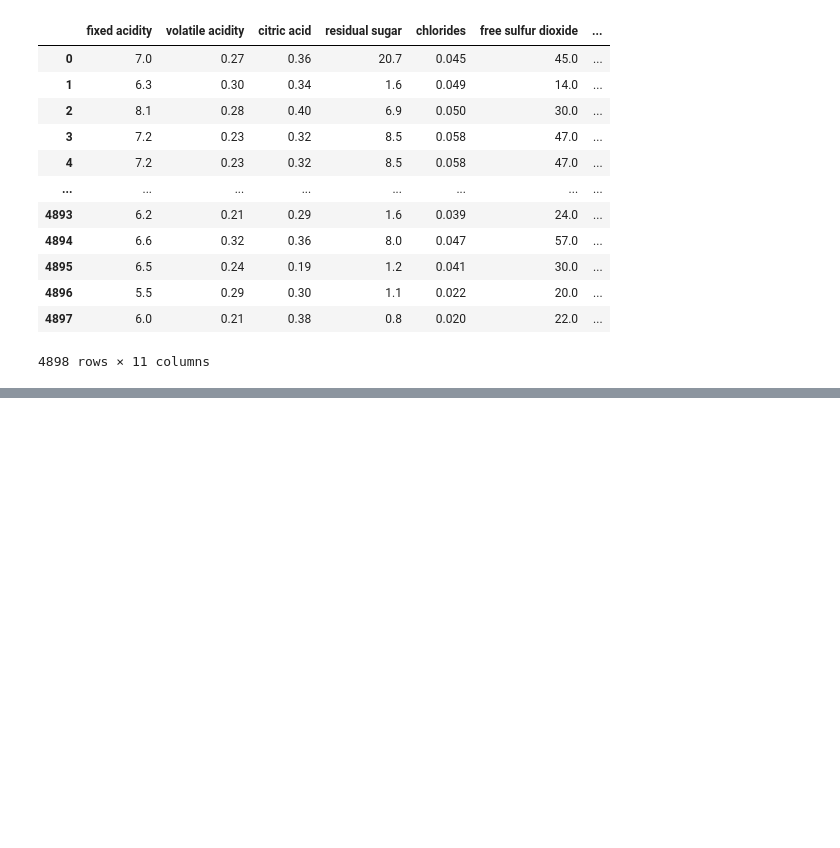
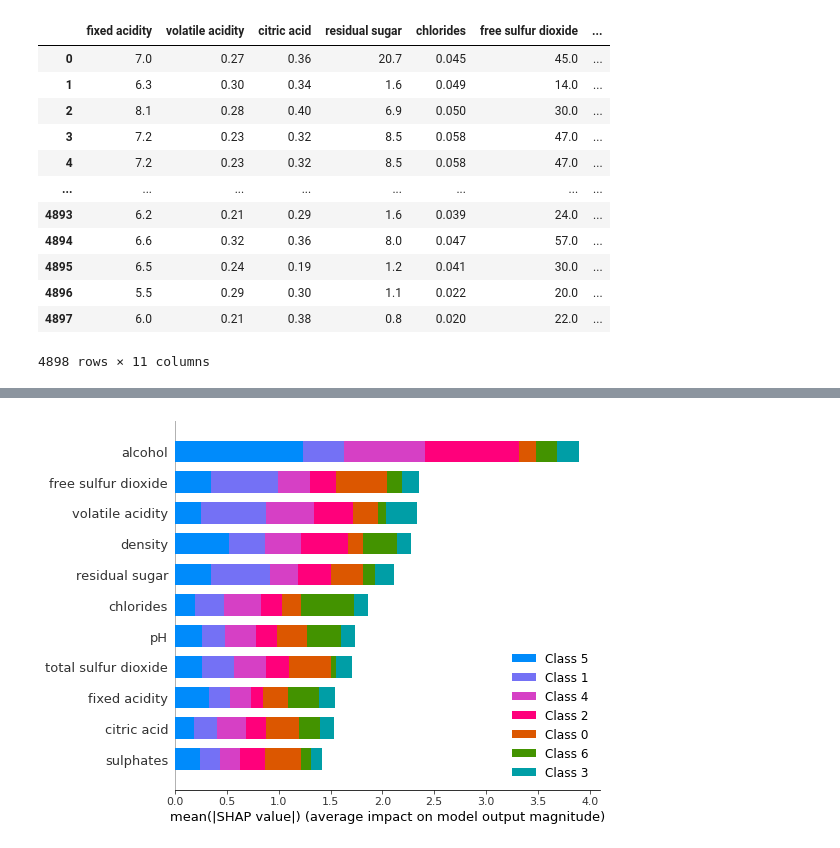
Before and after one commit to hongqin/Python-CoLab-bootcamp, a Jupyter notebook: SHAP_wine_tutorial.ipynb, the cells around one changed output, grey strips where cells are left out. Cells and saved outputs as stored; diff of their text form; code cells hidden in the pictures; blank space fills up the shorter version.

Commit message:
add another explainer method

```diff
--- a/SHAP_wine_tutorial.ipynb
+++ b/SHAP_wine_tutorial.ipynb
@@ -193,0 +214,6 @@ X
+# %%
+explainer = shap.Explainer(model, X_train )
+shap_values = explainer.shap_values(X)
+shap.summary_plot(shap_values, X)
+# %% [output]
+[figure, added]
```
Also changed, not shown: parts of 3 cells of this notebook.
